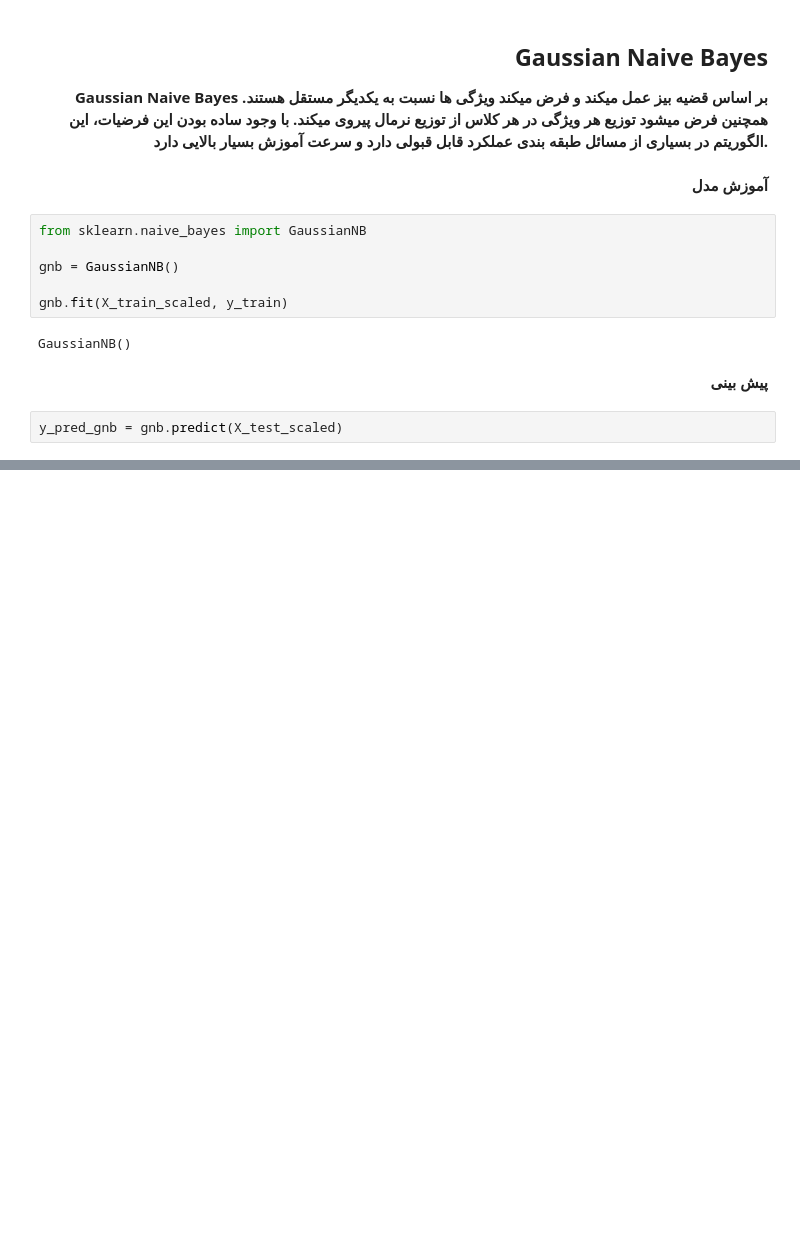
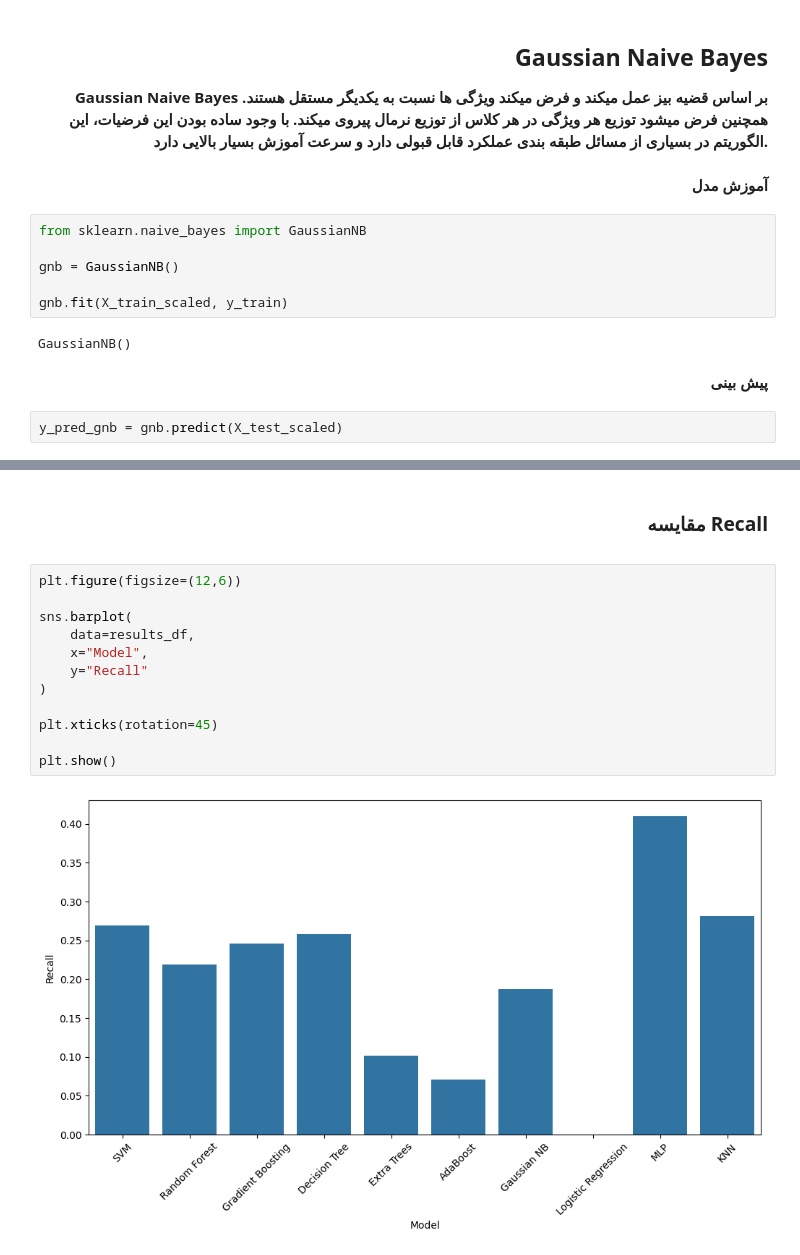
Before and after one commit to 999bagheri/ml-project-, a Jupyter notebook: ml project.ipynb, the cells around one changed output, grey strips where cells are left out. Cells and saved outputs as stored; diff of their text form; blank space fills up the shorter version.

```diff
--- a/ml project.ipynb
+++ b/ml project.ipynb
@@ -675,0 +905,16 @@ y_pred_gnb = gnb.predict(X_test_scaled)
+# %% [markdown]
+<div dir="rtl" style="text-align:right"> <h3> مقایسه Recall    </h3> </div>
+# %%
+plt.figure(figsize=(12,6))
+
+sns.barplot(
+    data=results_df,
+    x="Model",
+    y="Recall"
+)
+
+plt.xticks(rotation=45)
+
+plt.show()
+# %% [output]
+[figure, added]
```
Also changed, not shown: parts of 23 cells of this notebook.
